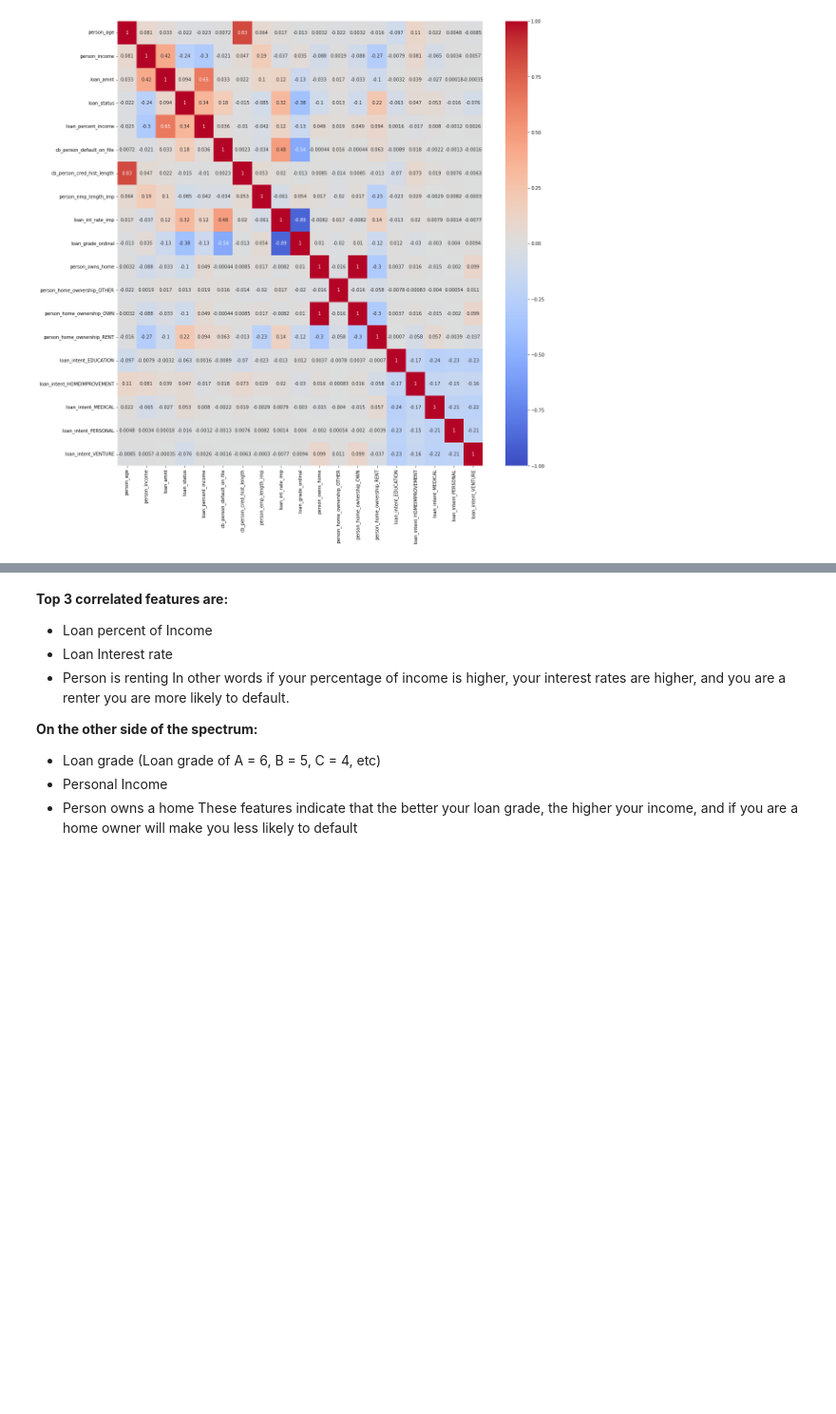
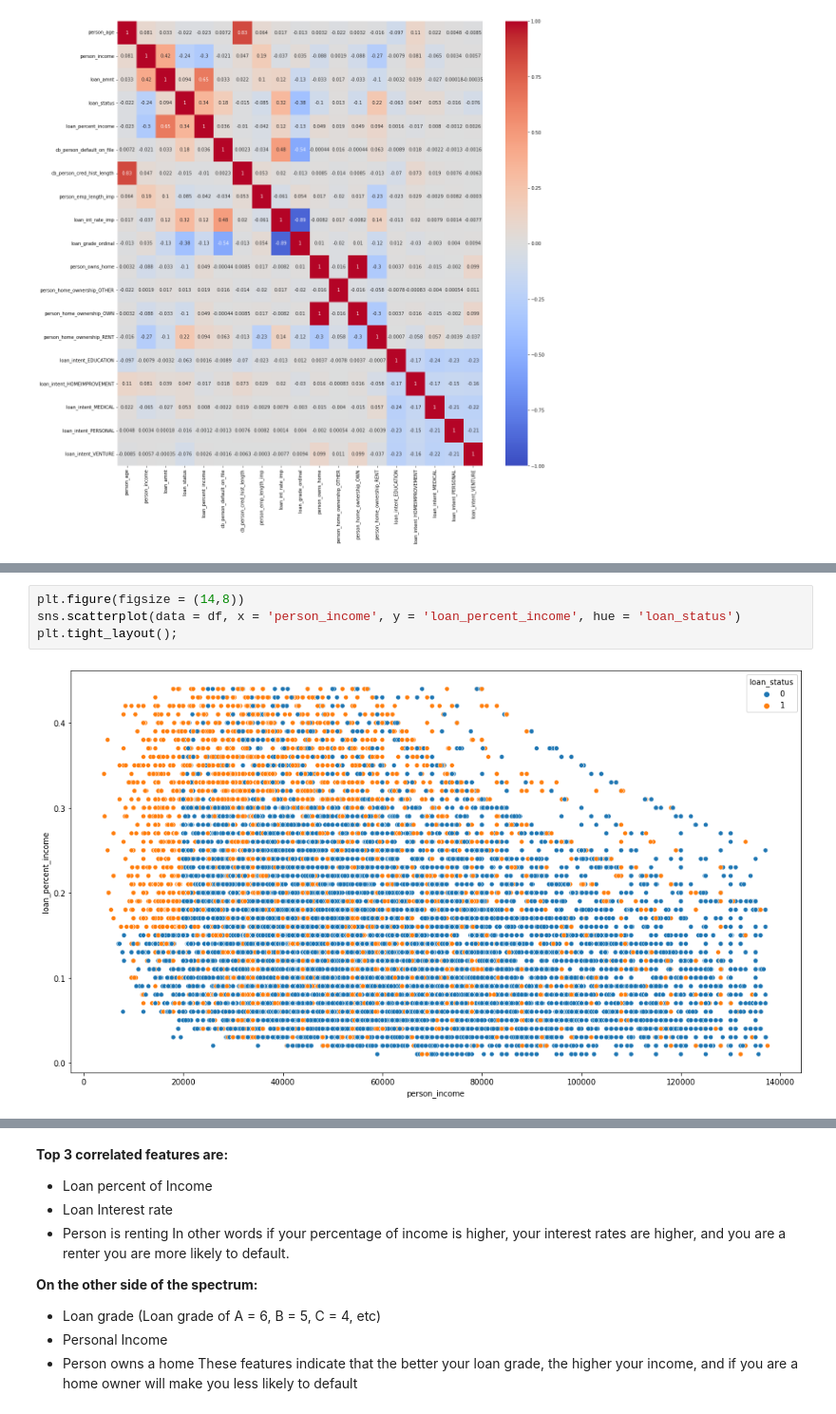
Before and after one commit to dcast822/credit_risk_analysis, a Jupyter notebook: 01_creditrisk.ipynb, the cells around one changed output, grey strips where cells are left out. Shown at 95% size. Saved outputs shown, nothing was run; the diff lists cells and outputs as text; blank space fills up the shorter version.

Commit message:
data viz & insights

```diff
--- a/01_creditrisk.ipynb
+++ b/01_creditrisk.ipynb
@@ -465,0 +493,6 @@ sns.stripplot(data = df, x = 'cb_person_default_on_file', y = 'loan_int_rate_imp
+# %%
+plt.figure(figsize = (14,8))
+sns.scatterplot(data = df, x = 'person_income', y = 'loan_percent_income', hue = 'loan_status')
+plt.tight_layout();
+# %% [output]
+[figure, added]
```
Also changed, not shown: parts of 28 cells of this notebook, 2 other files.
